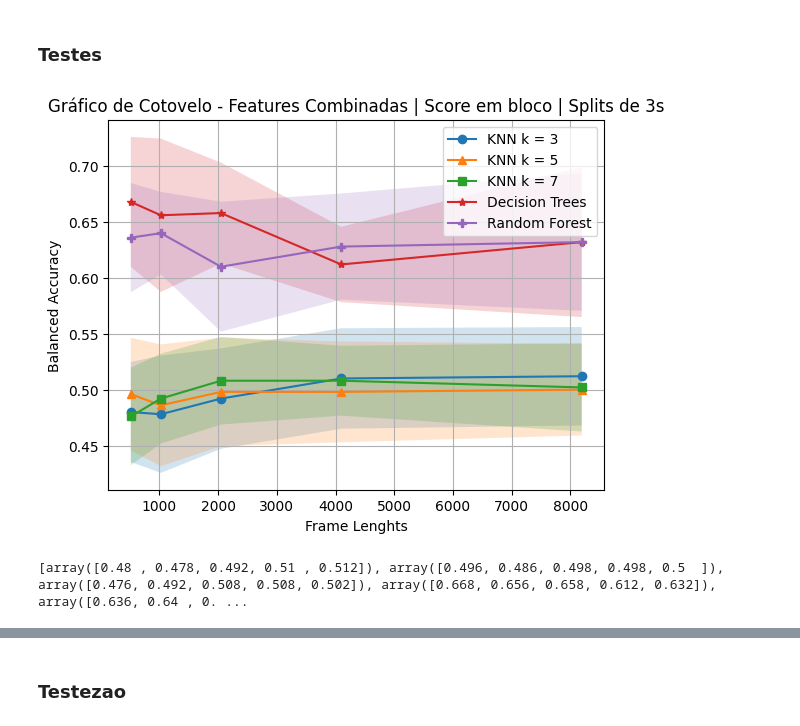
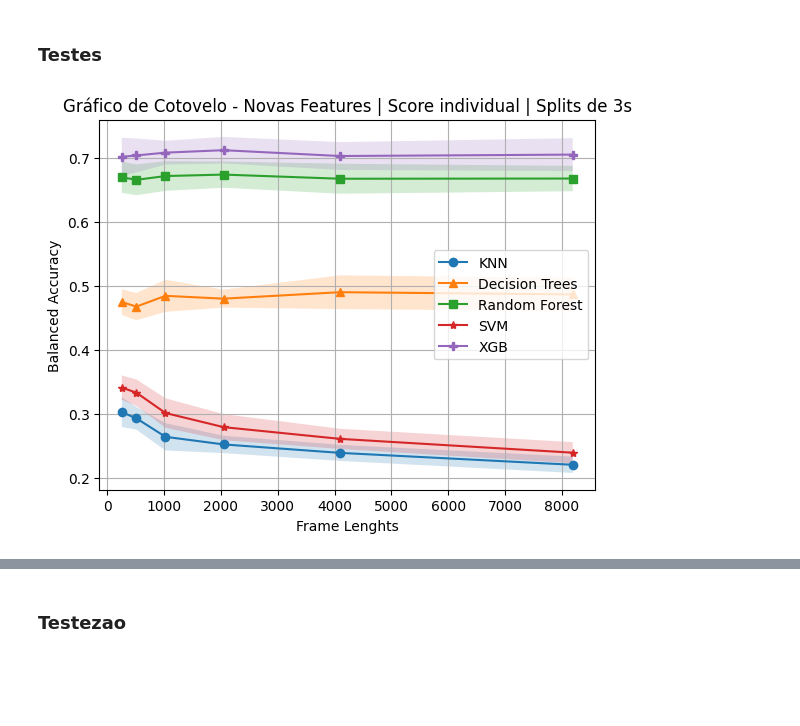
Before and after one commit to andryll/MGR-IC, a Jupyter notebook: codes/ClassificationTestes.ipynb, the cells around one changed output, grey strips where cells are left out. Drawn from its saved outputs; the diff is of its cells as text; code cells hidden in the pictures; blank space fills up the shorter version.

```diff
--- a/codes/ClassificationTestes.ipynb
+++ b/codes/ClassificationTestes.ipynb
@@ -214,10 +226,10 @@ def elbowAll(dflist, seed, n_songs, block_score = True):
 #Ler CSVs
 dflist = []
 
-csvnames = ['3s_512.csv','3s_1024.csv','3s_2048.csv','3s_4096.csv','3s8192.csv']
+csvnames = ['256.csv', '512.csv','1024.csv','2048.csv','4096.csv','8192.csv']
 
 for i in csvnames:
-  dir_path = os.path.join('F:/Documentos/UTFPR/IC/csvs/3s', i)
+  dir_path = os.path.join('F:/Documentos/UTFPR/IC/csvs/ft2/3s', i)
   dflist.append(pd.read_csv(dir_path, sep=',', encoding='utf-8'))
 # %%
 # Executa os algoritmos com as features desejadas e salva os valores de score nas listas
@@ -254,40 +279,50 @@ scoreslist = []
 scoresmeans = []
 scoressds = []
 
-scoreslist.append(np.array(knnscores3))
-scoreslist.append(np.array(knnscores5))
-scoreslist.append(np.array(knnscores7))
+scoreslistB = []
+scoresmeansB = []
+scoressdsB = []
+
+scoreslist.append(np.array(knnscores))
 scoreslist.append(np.array(dtscores))
 scoreslist.append(np.array(rfscores))
+scoreslist.append(np.array(svmscores))
+scoreslist.append(np.array(xgbscores))
+
+scoreslistB.append(np.array(knnscoresB))
+scoreslistB.append(np.array(dtscoresB))
+scoreslistB.append(np.array(rfscoresB))
+scoreslistB.append(np.array(svmscoresB))
+scoreslistB.append(np.array(xgbscoresB))
 
 # KNN3 = 0 / KNN5 = 1 / KNN7 = 2 / DT = 3 / RF = 4
 
 for score in scoreslist:
   scoresmeans.append(np.mean(score, axis=0))
   scoressds.append(np.std(score, axis=0))
+
+for score in scoreslistB:
+  scoresmeansB.append(np.mean(score, axis=0))
+  scoressdsB.append(np.std(score, axis=0))
 # %%
 #  Plota o gráfico com as médias das seeds e os desvios padrão
 
-frame_lenghts = [512, 1024, 2048, 4096, 8192]
-labels = ['KNN k = 3', 'KNN k = 5', 'KNN k = 7', 'Decision Trees', 'Random Forest']
+frame_lenghts = [256, 512, 1024, 2048, 4096, 8192]
+labels = ['KNN', 'Decision Trees', 'Random Forest', 'SVM', 'XGB']
 markers = ['o', '^', 's', '*', 'P']
 
 for i in range(len(scoresmeans)):
   plt.plot(frame_lenghts, scoresmeans[i], label = labels[i], marker = markers[i])
   plt.fill_between(frame_lenghts, scoresmeans[i] + scoressds[i], scoresmeans[i] - scoressds[i], alpha = 0.2)
 
 plt.legend()
 plt.grid()
 plt.ylabel('Balanced Accuracy')
 plt.xlabel('Frame Lenghts')
-plt.title('Gráfico de Cotovelo - Features Combinadas | Score em bloco | Splits de 3s')
+plt.title('Gráfico de Cotovelo - Novas Features | Score individual | Splits de 3s')
 
 # Nome do arquivo pra salvar
-plt.savefig('3s_block.pdf')
+plt.savefig('3s_new.pdf')
 plt.show()
 # %% [output]
-[figure, old version]
+[figure, new version]
-# %%
-print(scoresmeans)
-# %% [output]
-[array([0.48 , 0.478, 0.492, 0.51 , 0.512]), array([0.496, 0.486, 0.498, 0.498, 0.5  ]), array([0.476, 0.492, 0.508, 0.508, 0.502]), array([0.668, 0.656, 0.658, 0.612, 0.632]), array([0.636, 0.64 , 0. ...
```
Also changed, not shown: parts of 4 cells of this notebook.
